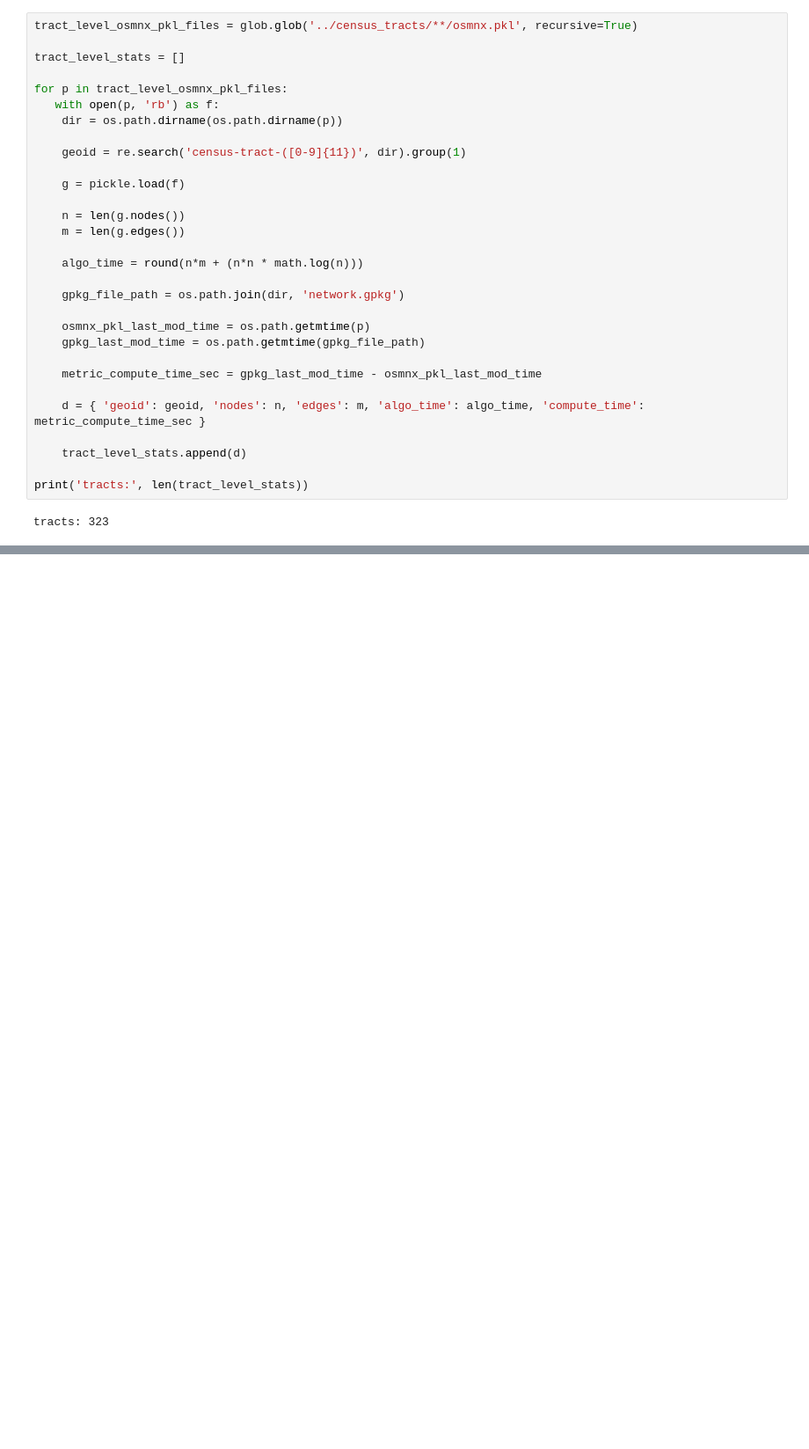
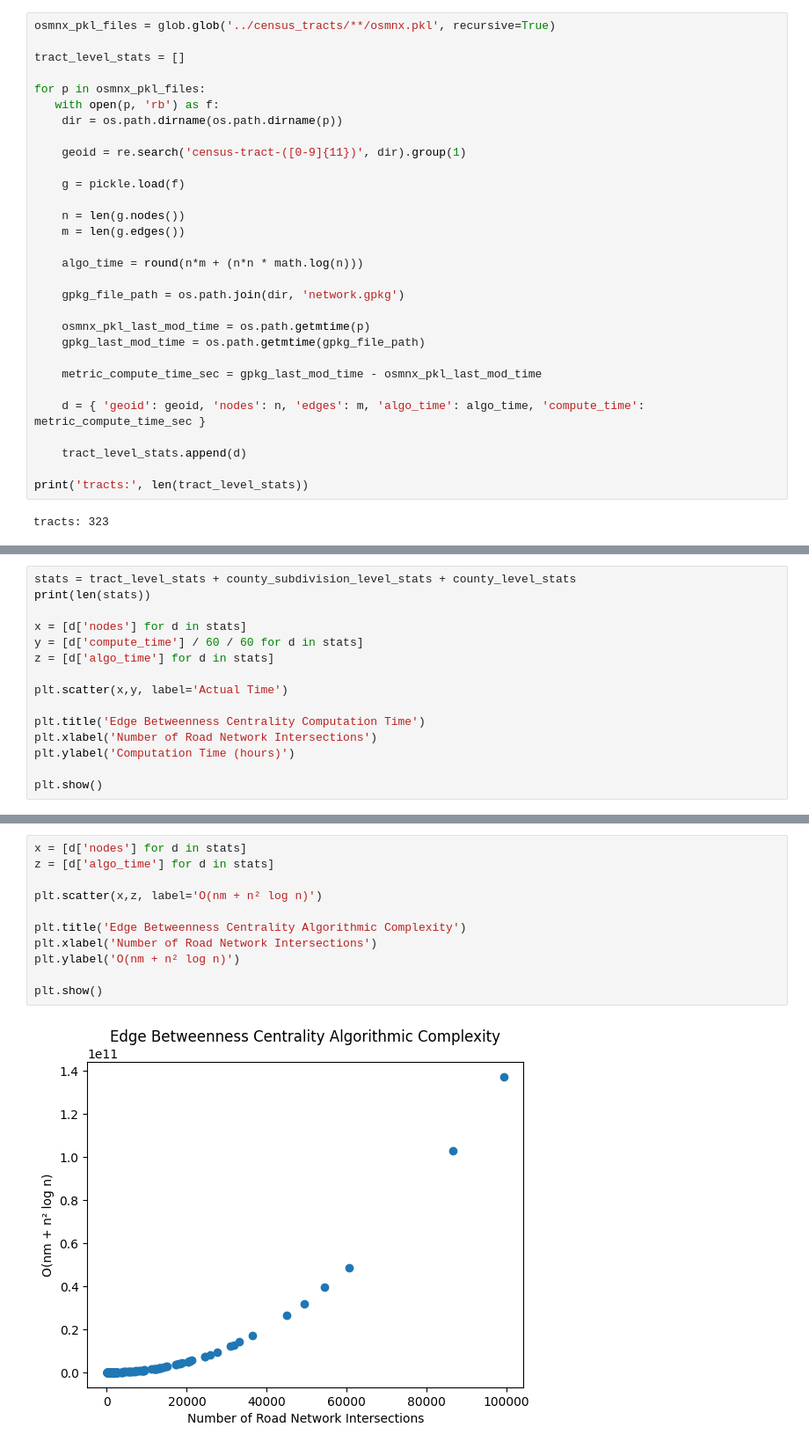
Before and after one commit to availabs/avail-transportation-resiliency-metrics, a Jupyter notebook: processing/networkx_edge_betweenness_centrality/create_nysdot_region_1_report/computational_complexity.ipynb, the cells around one changed output, grey strips where cells are left out. Shown at 88% size. Cells and saved outputs as stored; diff of their text form; blank space fills up the shorter version.

Commit message:
Computational Complexity Jupyter Notebook

```diff
--- a/processing/networkx_edge_betweenness_centrality/create_nysdot_region_1_report/computational_complexity.ipynb
+++ b/processing/networkx_edge_betweenness_centrality/create_nysdot_region_1_report/computational_complexity.ipynb
@@ -8,10 +10,10 @@ import re
 import networkx as nx
 # %%
-tract_level_osmnx_pkl_files = glob.glob('../census_tracts/**/osmnx.pkl', recursive=True)
+osmnx_pkl_files = glob.glob('../census_tracts/**/osmnx.pkl', recursive=True)
 
 tract_level_stats = []
 
-for p in tract_level_osmnx_pkl_files:
+for p in osmnx_pkl_files:
    with open(p, 'rb') as f:
     dir = os.path.dirname(os.path.dirname(p))
 
@@ -71,0 +109,15 @@ print('tracts:', len(tract_level_stats))
+# %%
+stats = tract_level_stats + county_subdivision_level_stats + county_level_stats
+print(len(stats))
+
+x = [d['nodes'] for d in stats]
+y = [d['compute_time'] / 60 / 60 for d in stats]
+z = [d['algo_time'] for d in stats]
+
+plt.scatter(x,y, label='Actual Time')
+
+plt.title('Edge Betweenness Centrality Computation Time')
+plt.xlabel('Number of Road Network Intersections')
+plt.ylabel('Computation Time (hours)')
+
+plt.show()
@@ -71,0 +127,13 @@ print('tracts:', len(tract_level_stats))
+# %%
+x = [d['nodes'] for d in stats]
+z = [d['algo_time'] for d in stats]
+
+plt.scatter(x,z, label='O(nm + n² log n)')
+
+plt.title('Edge Betweenness Centrality Algorithmic Complexity')
+plt.xlabel('Number of Road Network Intersections')
+plt.ylabel('O(nm + n² log n)')
+
+plt.show()
+# %% [output]
+[figure, added]
```
Also changed, not shown: parts of 4 cells of this notebook.
